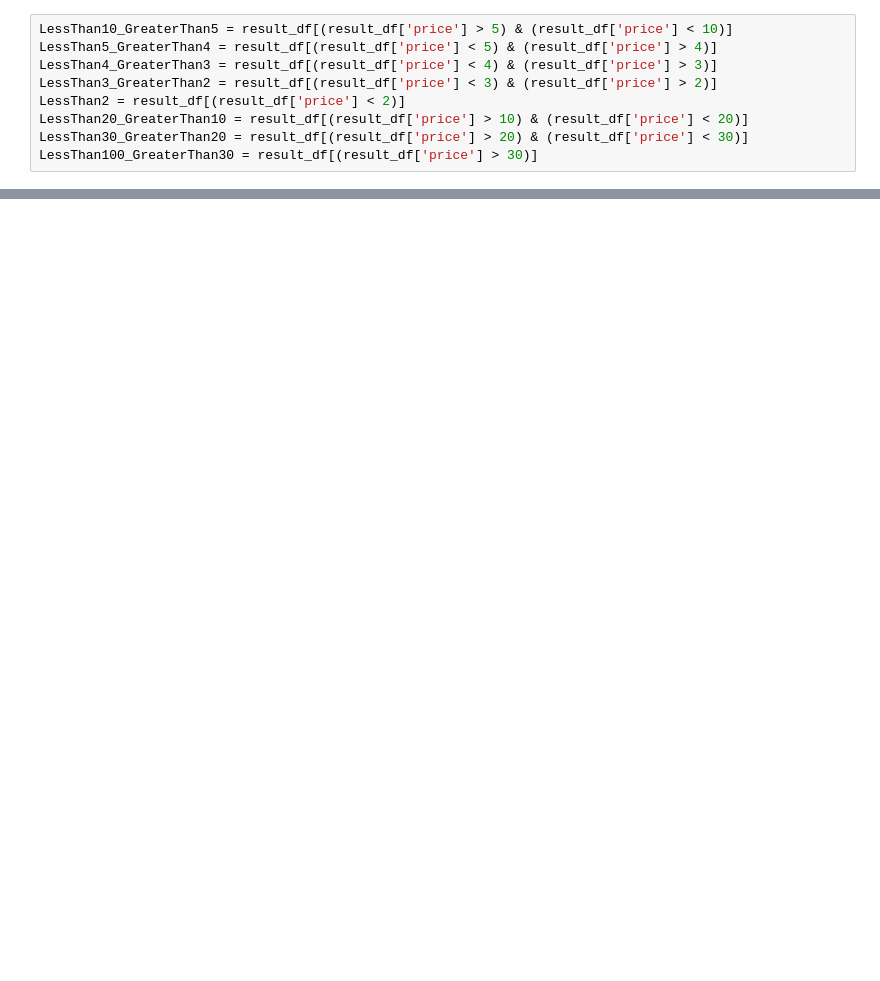
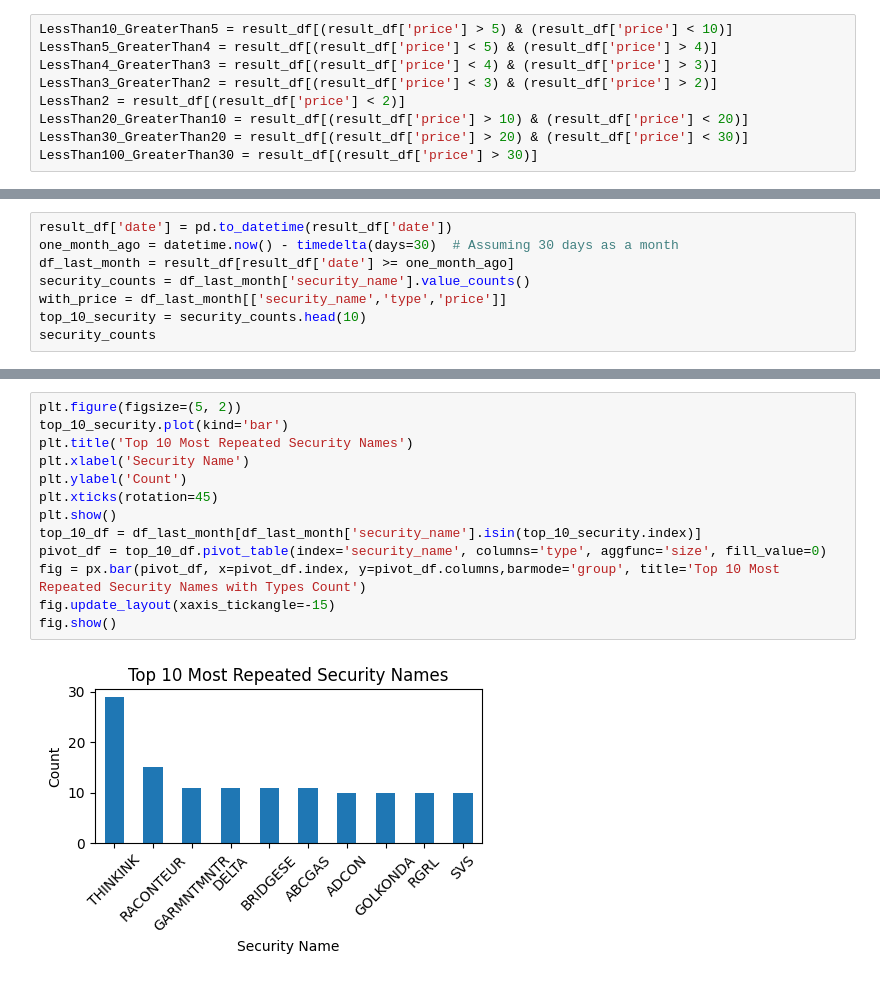
Before and after one commit to sumeet022/SmallCapStocks, a Jupyter notebook: SmallCapStocks_Bse.ipynb, the cells around one changed output, grey strips where cells are left out. Cells and saved outputs as stored; diff of their text form; blank space fills up the shorter version.

```diff
--- a/SmallCapStocks_Bse.ipynb
+++ b/SmallCapStocks_Bse.ipynb
@@ -149,0 +197,8 @@ LessThan100_GreaterThan30
+# %%
+result_df['date'] = pd.to_datetime(result_df['date'])
+one_month_ago = datetime.now() - timedelta(days=30)  # Assuming 30 days as a month
+df_last_month = result_df[result_df['date'] >= one_month_ago]
+security_counts = df_last_month['security_name'].value_counts()
+with_price = df_last_month[['security_name','type','price']]
+top_10_security = security_counts.head(10)
+security_counts
@@ -149,0 +218,15 @@ LessThan100_GreaterThan30
+# %%
+plt.figure(figsize=(5, 2))
+top_10_security.plot(kind='bar')
+plt.title('Top 10 Most Repeated Security Names')
+plt.xlabel('Security Name')
+plt.ylabel('Count')
+plt.xticks(rotation=45)
+plt.show()
+top_10_df = df_last_month[df_last_month['security_name'].isin(top_10_security.index)]
+pivot_df = top_10_df.pivot_table(index='security_name', columns='type', aggfunc='size', fill_value=0)
+fig = px.bar(pivot_df, x=pivot_df.index, y=pivot_df.columns,barmode='group', title='Top 10 Most Repeated Security Names with Types Count')
+fig.update_layout(xaxis_tickangle=-15)
+fig.show()
+# %% [output]
+[figure, added]
```
Also changed, not shown: parts of 15 cells of this notebook.
